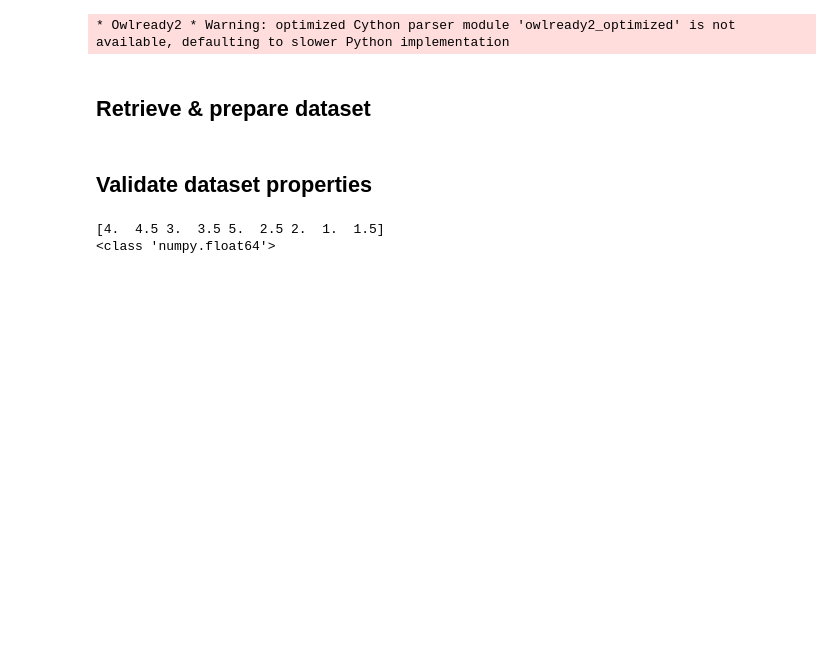
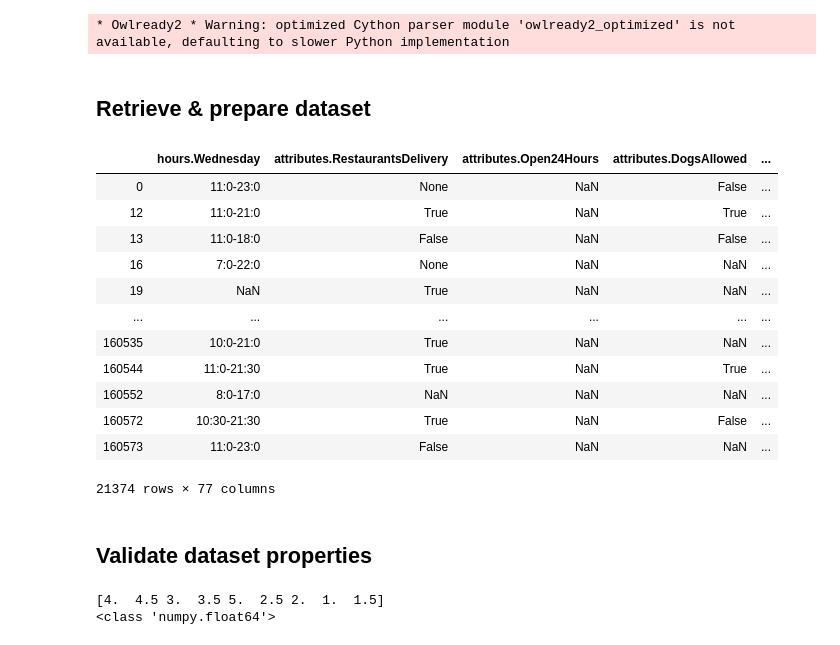
Before and after one commit to linkevint/cs270-final-project, a Jupyter notebook: psm/sandbox.ipynb, the cells around one changed output. Cells and saved outputs as stored; diff of their text form; code cells hidden in the pictures; blank space fills up the shorter version.

```diff
--- a/psm/sandbox.ipynb
+++ b/psm/sandbox.ipynb
@@ -36,6 +38,22 @@ df = df.join(df['attributes.Ambience'].apply(json.loads).apply(pd.Series))
 # ... add more as necessary
 # %%
 #df.columns
+# %%
+df
+# %% [output]
+|  | hours.Wednesday | attributes.RestaurantsDelivery | attributes.Open24Hours | attributes.DogsAllowed | ... |
+| 0 | 11:0-23:0 | None | NaN | False | ... |
+| 12 | 11:0-21:0 | True | NaN | True | ... |
+| 13 | 11:0-18:0 | False | NaN | False | ... |
+| 16 | 7:0-22:0 | None | NaN | NaN | ... |
+| 19 | NaN | True | NaN | NaN | ... |
+| ... | ... | ... | ... | ... | ... |
+| 160535 | 10:0-21:0 | True | NaN | NaN | ... |
+| 160544 | 11:0-21:30 | True | NaN | True | ... |
+| 160552 | 8:0-17:0 | NaN | NaN | NaN | ... |
+| 160572 | 10:30-21:30 | True | NaN | False | ... |
+| 160573 | 11:0-23:0 | False | NaN | NaN | ... |
+21374 rows × 77 columns
 # %% [markdown]
 ## Validate dataset properties
 # %%
```
Also changed, not shown: parts of 9 cells of this notebook.
